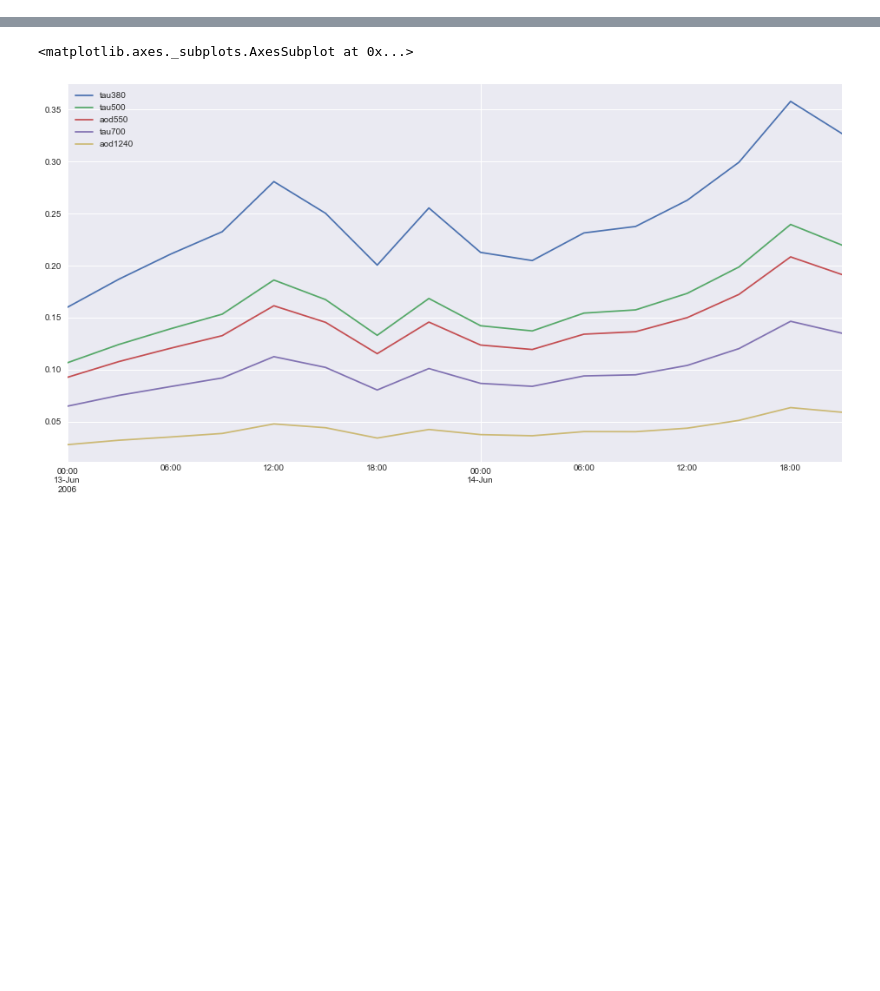
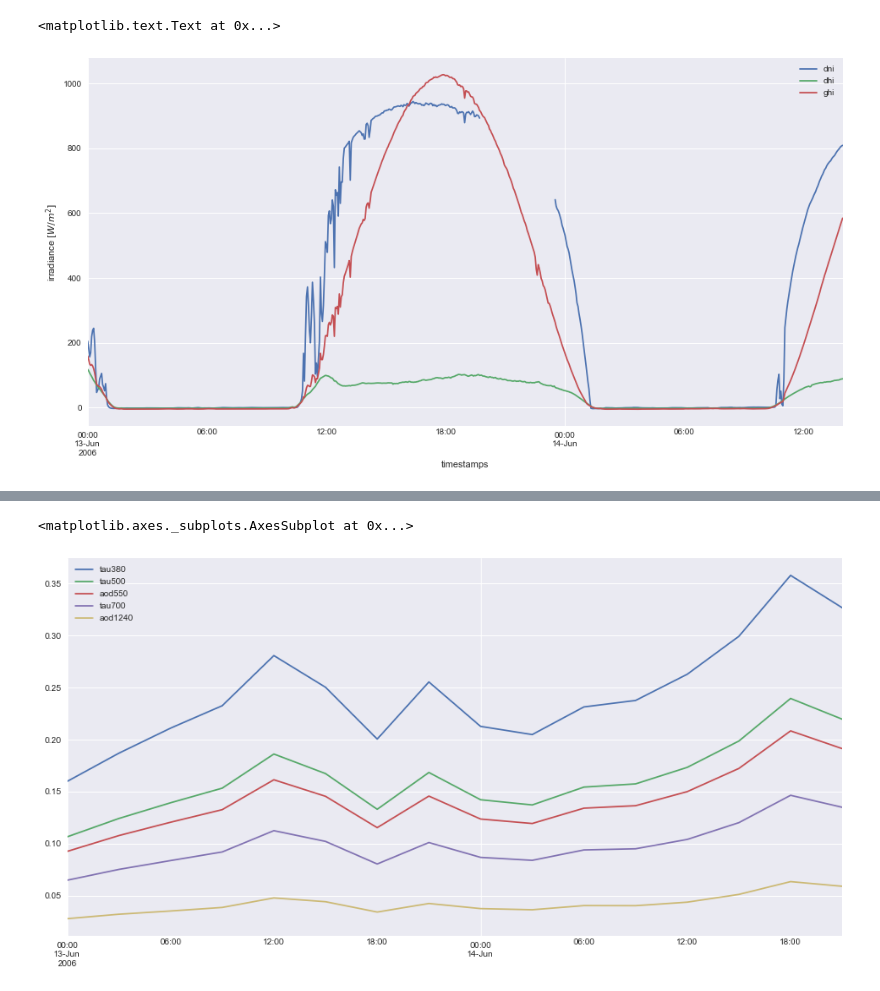
Before and after one commit to mikofski/pvsc44-clearsky-aod, a Jupyter notebook: PVSC-Clearsky-AOD.ipynb, the cells around one changed output, grey strips where cells are left out. Saved outputs shown, nothing was run; the diff lists cells and outputs as text; code cells hidden in the pictures; blank space fills up the shorter version.

```diff
--- a/PVSC-Clearsky-AOD.ipynb
+++ b/PVSC-Clearsky-AOD.ipynb
@@ -65 +66,7 @@ bon.index.rename('timestamps', inplace=True)
 #bon_dt = np.diff(np.array(bon.index, dtype='datetime64[m]'))
+# %%
+bon[['dni', 'dhi', 'ghi']]['2006-06-13':'2006-06-14'].plot()
+plt.ylabel('irradiance $[W/m^2]$')
+# %% [output]
+<matplotlib.text.Text at 0x...>
+[figure, added]
```
Also changed, not shown: parts of 16 cells of this notebook.
